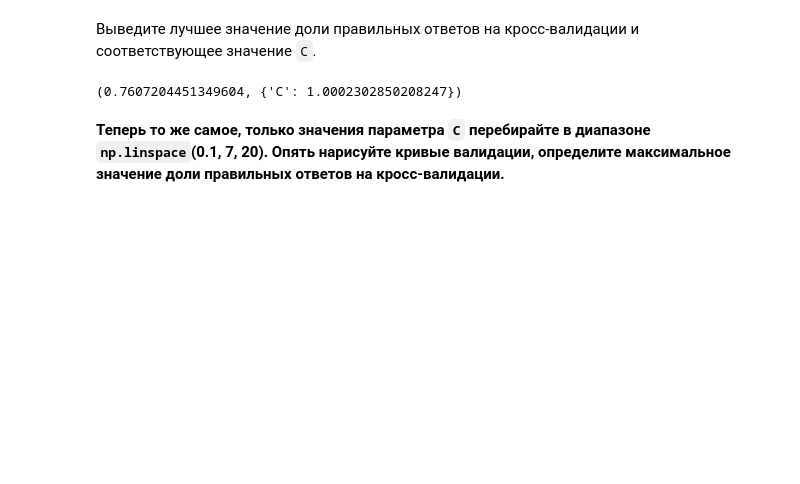
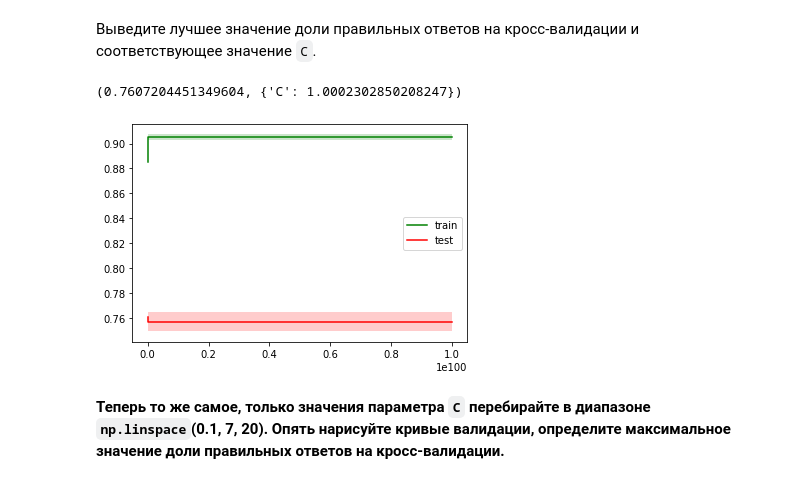
Before and after one commit to Mynzhassar/internet-user-identification, a Jupyter notebook: 4 training models/week4_training.ipynb, the cells around one changed output. Cells and saved outputs as stored; diff of their text form; code cells hidden in the pictures; blank space fills up the shorter version.

```diff
--- a/4 training models/week4_training.ipynb
+++ b/4 training models/week4_training.ipynb
@@ -140,6 +143,6 @@ logit_score_cv = np.mean(cross_val_score(logit, X_train, y_train, cv=skf))
 
 logit_c_values1 = np.logspace(1e-4, 1e2, 10)
 
-logit_grid_searcher1 = GridSearchCV(logit, param_grid = {"C": logit_c_values1}, cv=skf)
+logit_grid_searcher1 = GridSearchCV(logit, param_grid = {"C": logit_c_values1}, cv=skf, return_train_score=True)
 logit_grid_searcher1.fit(X_train, y_train)
 # %% [output]
@@ -155,6 +159,10 @@ GridSearchCV(cv=StratifiedKFold(n_splits=3, random_state=17, shuffle=True),
 logit_grid_searcher1.best_score_, logit_grid_searcher1.best_params_
 # %% [output]
 (0.7607204451349604, {'C': 1.0002302850208247})
+# %%
+plot_validation_curves(logit_c_values1, logit_grid_searcher1.cv_results_)
+# %% [output]
+[figure, added]
 # %% [markdown]
 **Теперь то же самое, только значения параметра `C` перебирайте в диапазоне `np.linspace`(0.1, 7, 20). Опять нарисуйте кривые валидации, определите максимальное значение доли правильных ответов на кросс-валидации.**
 # %%
```
Also changed, not shown: parts of 21 cells of this notebook, 7 other files.
